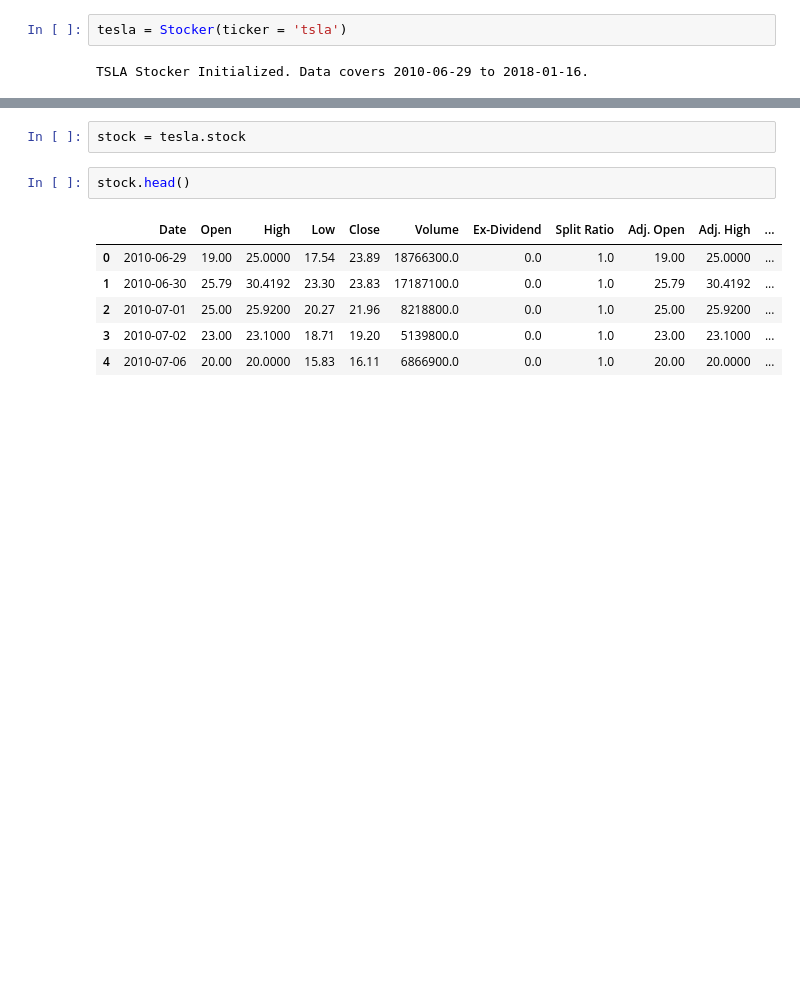
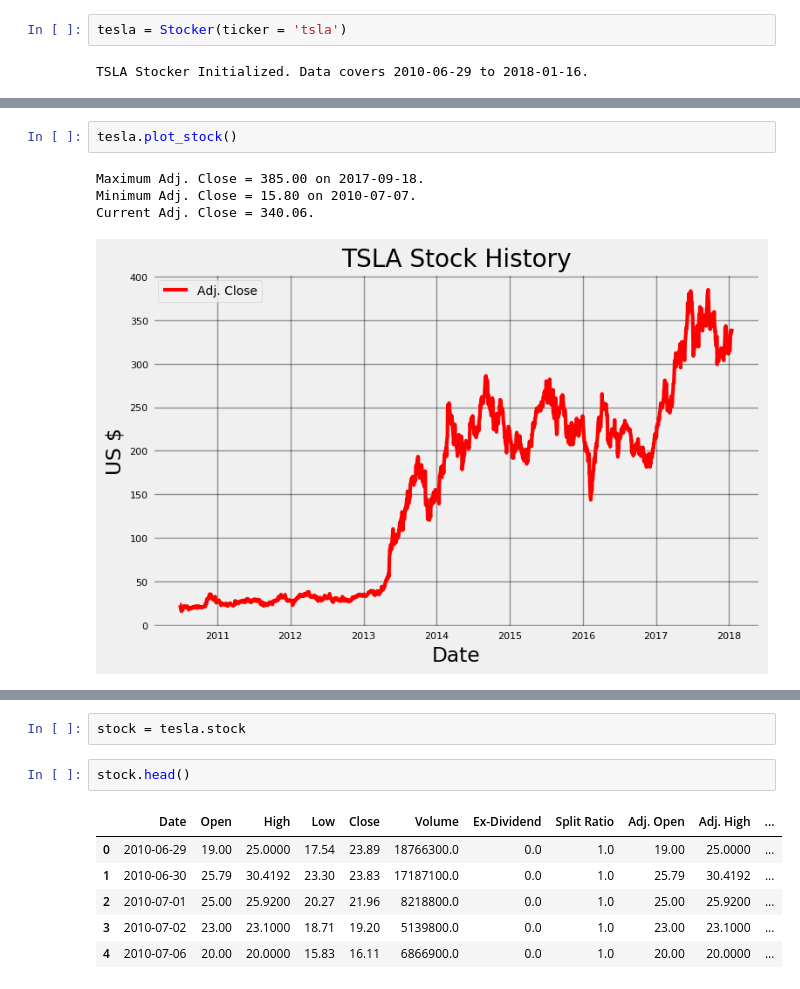
Before and after one commit to WillKoehrsen/Data-Analysis, a Jupyter notebook: stocker/dev/Stock Explorer Class.ipynb, the cells around one changed output, grey strips where cells are left out. Saved outputs shown, nothing was run; the diff lists cells and outputs as text; blank space fills up the shorter version.

```diff
--- a/stocker/dev/Stock Explorer Class.ipynb
+++ b/stocker/dev/Stock Explorer Class.ipynb
@@ -814,0 +882,7 @@ Current Adj. Open = 337.54.
+# %%
+tesla.plot_stock()
+# %% [output]
+Maximum Adj. Close = 385.00 on 2017-09-18.
+Minimum Adj. Close = 15.80 on 2010-07-07.
+Current Adj. Close = 340.06.
+[figure, added]
```
Also changed, not shown: parts of 8 cells of this notebook, 3 other files.
